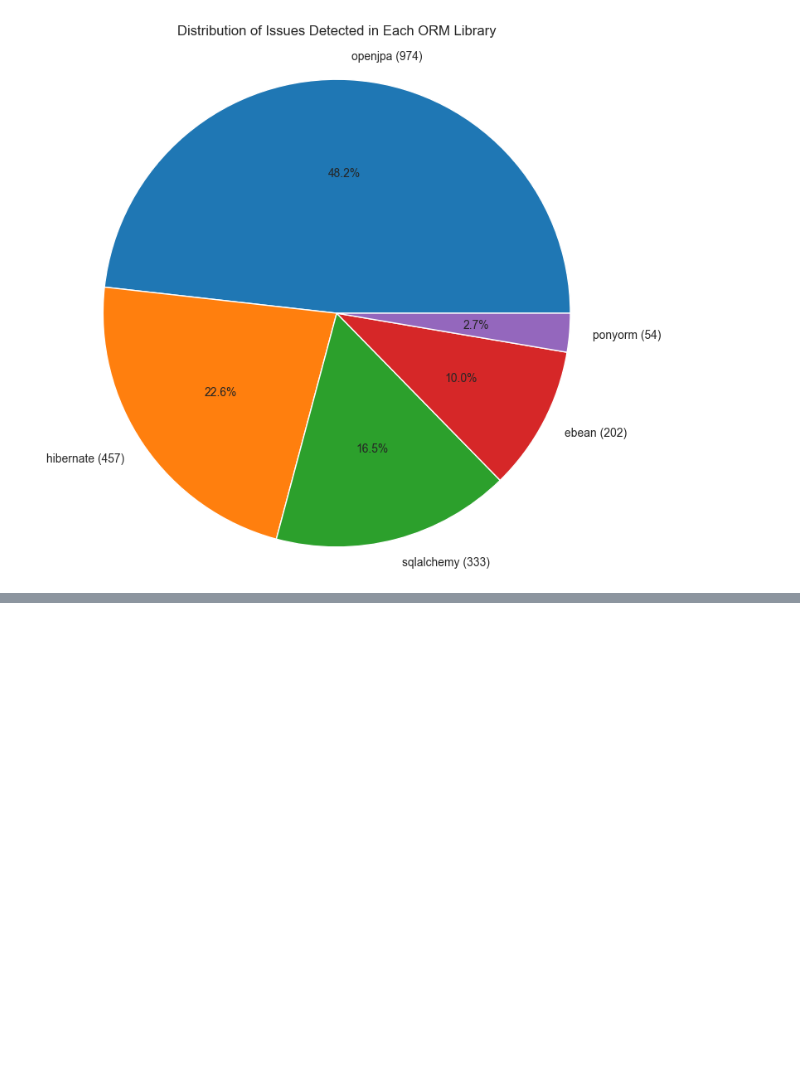
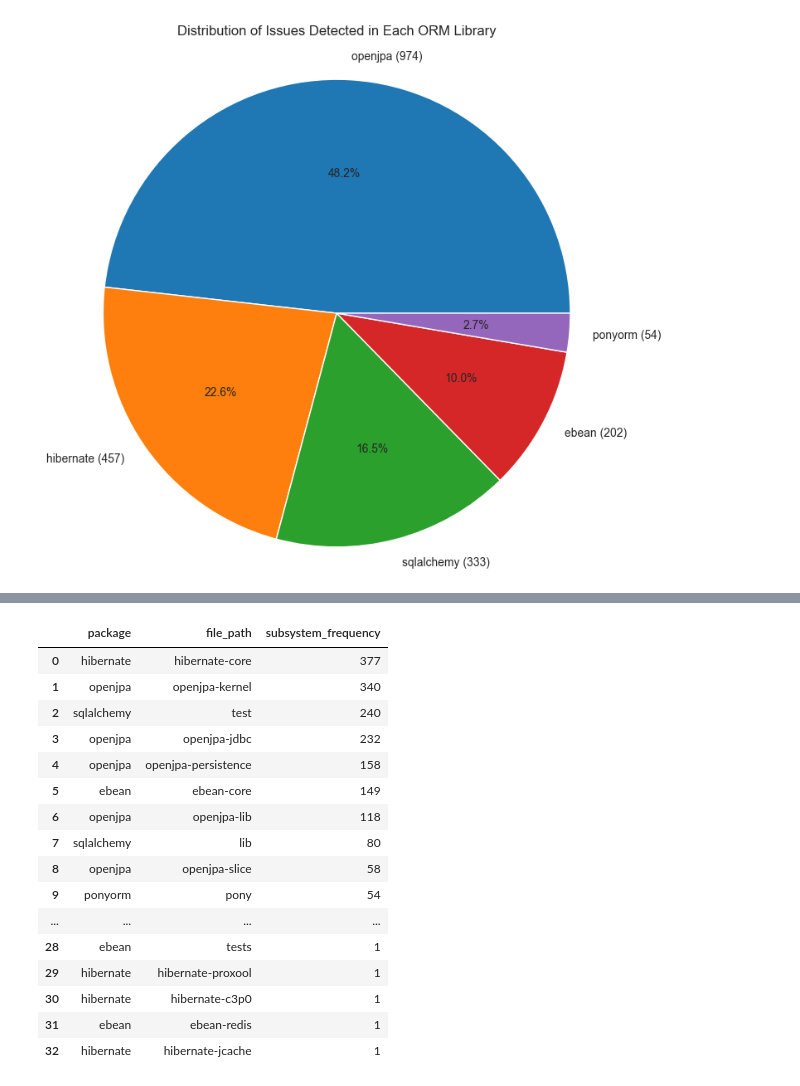
Before and after one commit to Hashir-Jamil/static-analysis-tools-comparison, a Jupyter notebook: static_analysis_data.ipynb, the cells around one changed output, grey strips where cells are left out. Drawn from its saved outputs; the diff is of its cells as text; code cells hidden in the pictures; blank space fills up the shorter version.

Commit message:
frequency counts for individual files and subsystem directories

```diff
--- a/static_analysis_data.ipynb
+++ b/static_analysis_data.ipynb
@@ -88,0 +110,26 @@ sonarcloud_sample.to_csv('sonarcloud_data/sonarcloud_sample.csv', index=False)
+# %%
+subsystem_frequency_df = sonarcloud_df[[ 'package','file_path']].copy()
+subsystem_frequency_df['file_path'] = subsystem_frequency_df['file_path'].apply(lambda x: x.split('/')[0])
+subsystem_frequency_df = subsystem_frequency_df.groupby(['package','file_path']).size().reset_index(name='subsystem_frequency')
+subsystem_frequency_df.sort_values(by=['subsystem_frequency'], ascending=False, inplace=True)
+subsystem_frequency_df.reset_index(drop=True, inplace=True)
+subsystem_frequency_df.to_csv('sonarcloud_data/sonarcloud_subsystem_frequency.csv', index=False)
+subsystem_frequency_df
+# %% [output]
+|  | package | file_path | subsystem_frequency |
+| 0 | hibernate | hibernate-core | 377 |
+| 1 | openjpa | openjpa-kernel | 340 |
+| 2 | sqlalchemy | test | 240 |
+| 3 | openjpa | openjpa-jdbc | 232 |
+| 4 | openjpa | openjpa-persistence | 158 |
+| 5 | ebean | ebean-core | 149 |
+| 6 | openjpa | openjpa-lib | 118 |
+| 7 | sqlalchemy | lib | 80 |
+| 8 | openjpa | openjpa-slice | 58 |
+| 9 | ponyorm | pony | 54 |
+| ... | ... | ... | ... |
+| 28 | ebean | tests | 1 |
+| 29 | hibernate | hibernate-proxool | 1 |
+| 30 | hibernate | hibernate-c3p0 | 1 |
+| 31 | ebean | ebean-redis | 1 |
+| 32 | hibernate | hibernate-jcache | 1 |
```
Also changed, not shown: parts of 2 cells of this notebook, 5 other files.
